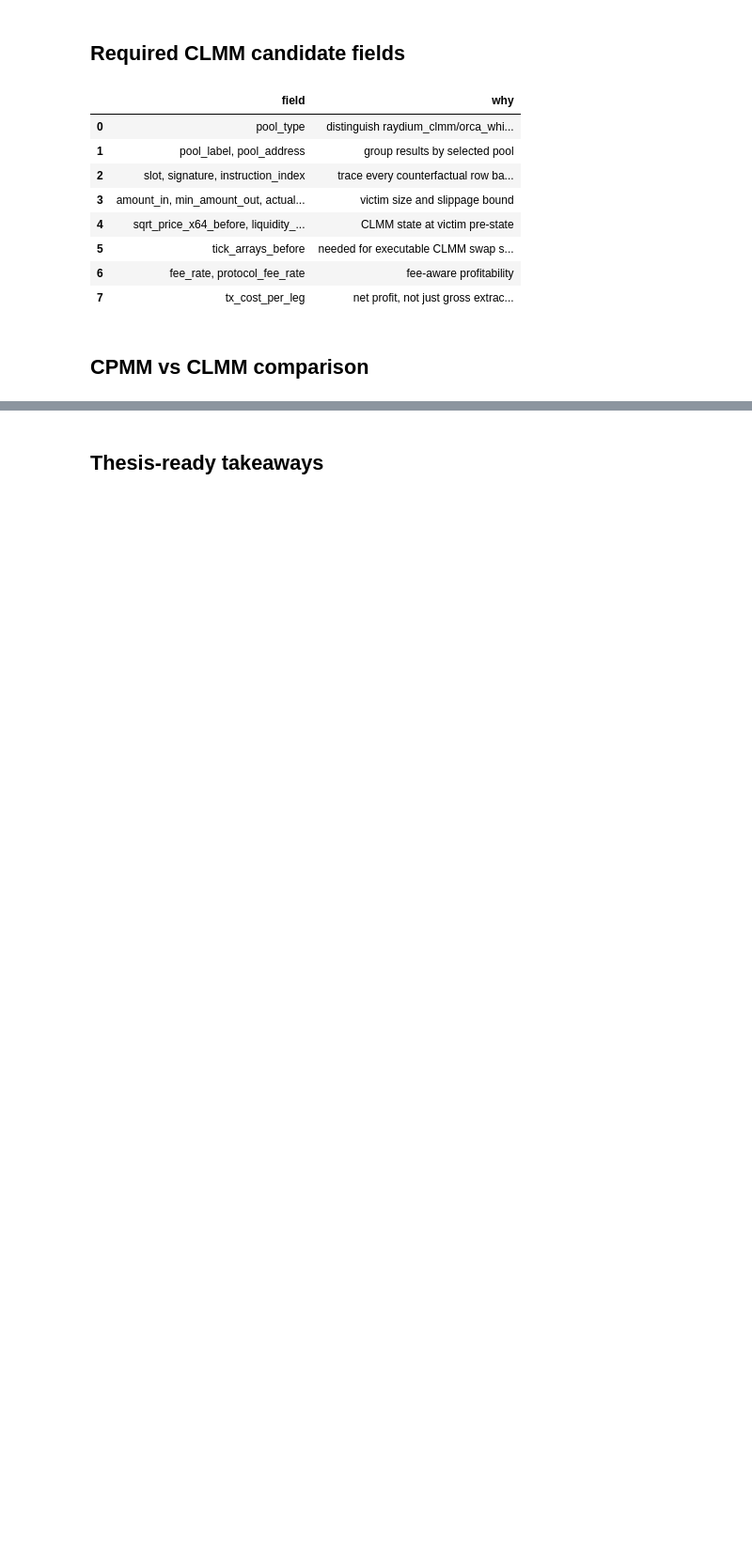
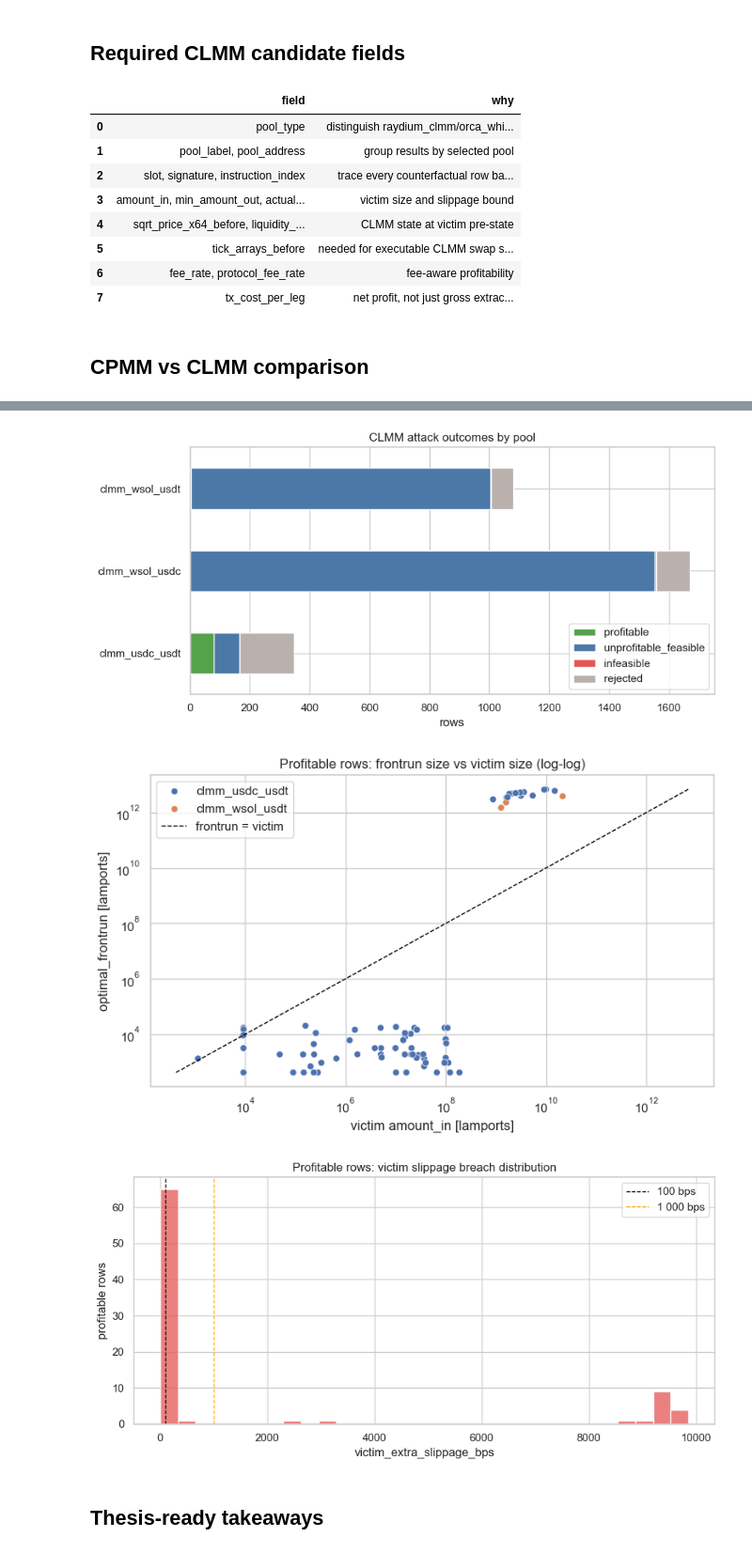
Before and after one commit to corey888773/solana-amm-attacks-analysis, a Jupyter notebook: notebooks/output/executed_03.ipynb, the cells around one changed output, grey strips where cells are left out. Shown at 94% size. Cells and saved outputs as stored; diff of their text form; code cells hidden in the pictures; blank space fills up the shorter version.

```diff
--- a/notebooks/output/executed_03.ipynb
+++ b/notebooks/output/executed_03.ipynb
@@ -170,3 +322,24 @@ CLMM decode coverage is available, but it is not profitability evidence yet.
+# %%
+from helpers.clmm_attacks import (
+    plot_attempt_buckets_by_pool,
+    plot_frontrun_vs_victim,
+    plot_victim_slippage_breach,
+)
+
+if not clmm.empty and "best_attempt_net_profit" in clmm.columns:
+    fig = plot_attempt_buckets_by_pool(clmm)
+    if fig is not None:
+        plt.show()
+    fig = plot_frontrun_vs_victim(clmm)
+    if fig is not None:
+        plt.show()
+    fig = plot_victim_slippage_breach(clmm)
+    if fig is not None:
+        plt.show()
+# %% [output]
+[figure, added]
+[figure, added]
+[figure, added]
 # %% [markdown]
 ## Thesis-ready takeaways
 # %%
```
Also changed, not shown: parts of 10 cells of this notebook, 3 other files.
